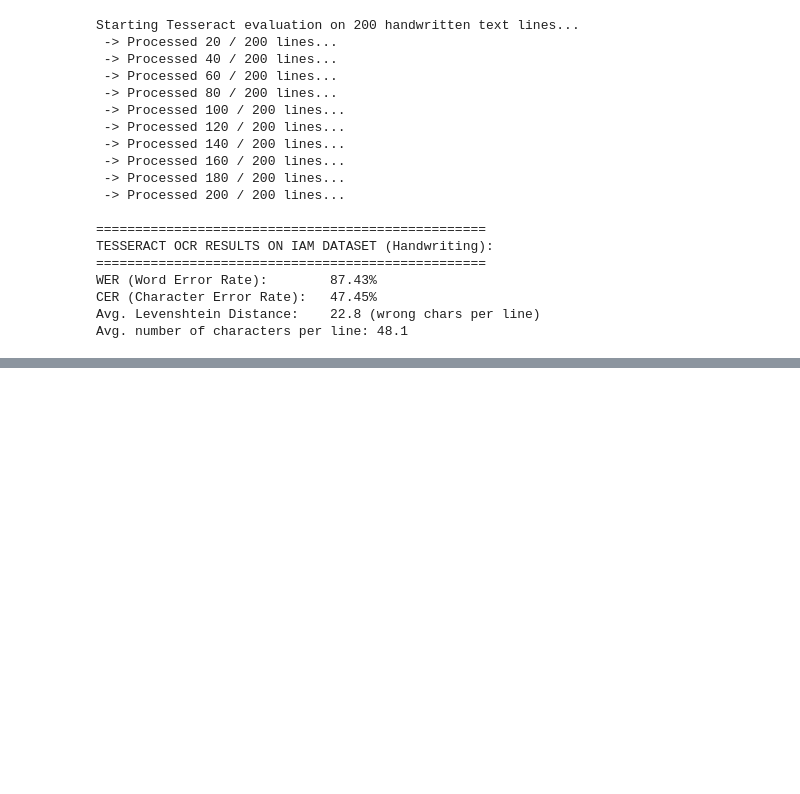
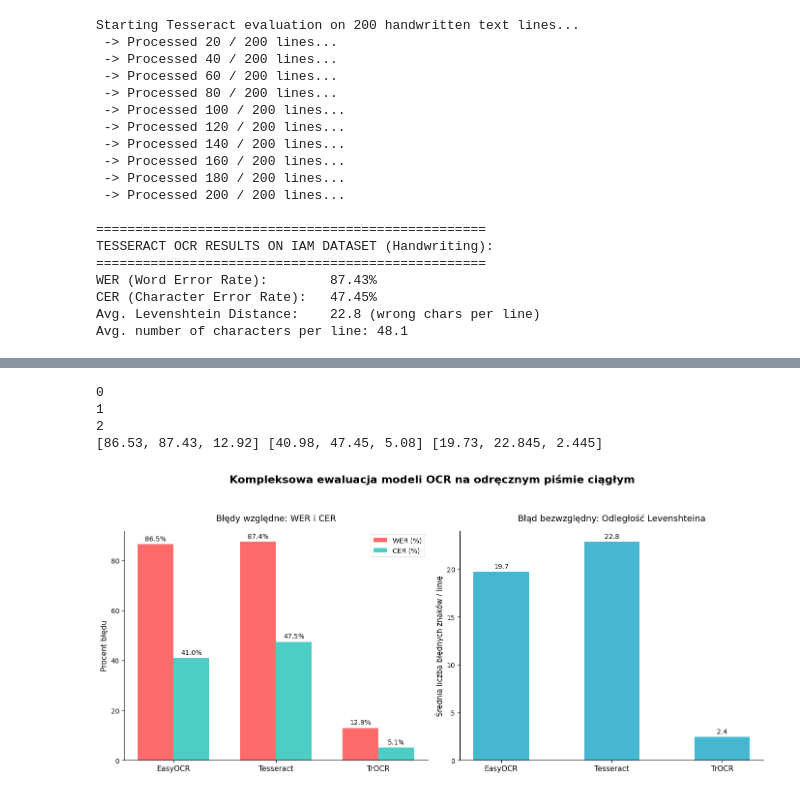
Before and after one commit to Hugebob1/Exam_Checker, a Jupyter notebook: ModelComparison.ipynb, the cells around one changed output, grey strips where cells are left out. Drawn from its saved outputs; the diff is of its cells as text; code cells hidden in the pictures; blank space fills up the shorter version.

```diff
--- a/Untitled.ipynb
+++ b/ModelComparison.ipynb
@@ -92,7 +132,7 @@ if ground_truths:
     final_metrics['Tesseract'] = {
         'wer': wer,
         'cer': cer,
-        'Levenshtein_dist': avg_lev_dist
+        'levenshtein_dist': avg_lev_dist
     }
     print(f"WER (Word Error Rate):        {wer * 100:.2f}%")
     print(f"CER (Character Error Rate):   {cer * 100:.2f}%")
@@ -220,0 +369,59 @@ TrOCR removed from memory. Ready for the next steps!
+# %%
+import matplotlib.pyplot as plt
+import numpy as np
+
+num_models = len(final_metrics)
+
+wer_scores = []
+cer_scores = []
+lev_scores = []
+
+models = ['EasyOCR', 'Tesseract', 'TrOCR']
+for m in final_metrics:
+    idx = models.index(m)
+    print(idx)
+    wer_scores.insert(idx, round(final_metrics[m]['wer']*100, 2))
+    cer_scores.insert(idx, round(final_metrics[m]['cer']*100, 2))
+    lev_scores.insert(idx, final_metrics[m]['levenshtein_dist'])
+
+print(wer_scores, cer_scores, lev_scores)
+x = np.arange(len(models))
+width = 0.35
+
+fig, (ax1, ax2) = plt.subplots(1, 2, figsize=(14, 6))
+
+rects1 = ax1.bar(x - width/2, wer_scores, width, label='WER (%)', color='#ff6b6b')
+rects2 = ax1.bar(x + width/2, cer_scores, width, label='CER (%)', color='#4ecdc4')
+
+ax1.set_ylabel('Procent błędu', fontsize=11)
+ax1.set_title('Błędy względne: WER i CER', fontsize=13, pad=15)
+ax1.set_xticks(x)
+ax1.set_xticklabels(models, fontsize=11)
+ax1.legend(fontsize=10)
+ax1.bar_label(rects1, padding=3, fmt='%.1f%%', fontsize=10)
+ax1.bar_label(rects2, padding=3, fmt='%.1f%%', fontsize=10)
+ax1.spines['top'].set_visible(False)
+ax1.spines['right'].set_visible(False)
+
+rects3 = ax2.bar(x, lev_scores, width=0.5, label='Odległość Levenshteina', color='#45b7d1')
+
+ax2.set_ylabel('Średnia liczba błędnych znaków / linię', fontsize=11)
+ax2.set_title('Błąd bezwzględny: Odległość Levenshteina', fontsize=13, pad=15)
+ax2.set_xticks(x)
+ax2.set_xticklabels(models, fontsize=11)
+ax2.bar_label(rects3, padding=3, fmt='%.1f', fontsize=10)
+ax2.spines['top'].set_visible(False)
+ax2.spines['right'].set_visible(False)
+
+fig.suptitle('Kompleksowa ewaluacja modeli OCR na odręcznym piśmie ciągłym', fontsize=16, fontweight='bold', y=1.05)
+
+fig.tight_layout()
+
+plt.savefig('ocr_comparison_full.png', dpi=300, bbox_inches='tight')
+plt.show()
+# %% [output]
+0
+1
+2
+[86.53, 87.43, 12.92] [40.98, 47.45, 5.08] [19.73, 22.845, 2.445]
+[figure, added]
```
Also changed, not shown: parts of 12 cells of this notebook, 2 other files.
